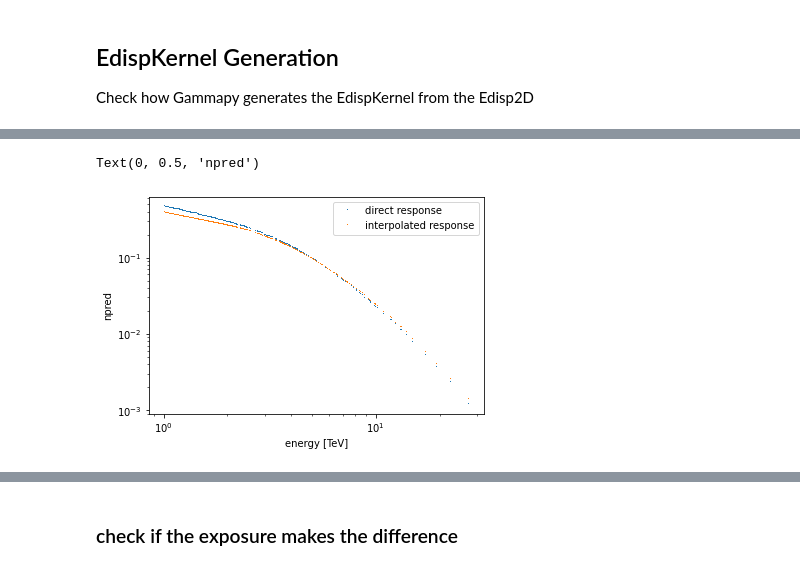
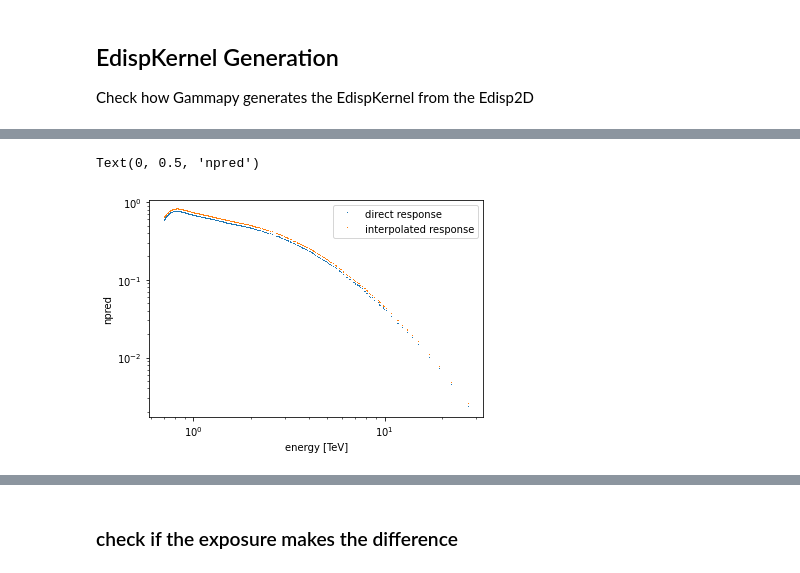
Before and after one commit to gammapy/gammapy-unbinned-analysis, a Jupyter notebook: Tims_UnbinnedDataset/example_edispkernel.ipynb, the cells around one changed output, grey strips where cells are left out. Drawn from its saved outputs; the diff is of its cells as text; code cells hidden in the pictures.

```diff
--- a/Tims_UnbinnedDataset/example_edispkernel.ipynb
+++ b/Tims_UnbinnedDataset/example_edispkernel.ipynb
@@ -237,8 +251,8 @@ def make_edisp_factors(edisp2d, events, energy_axis_true, pointing, model_pos):
     edisp = EnergyDispersion2D(axes=[energy_axis_true,edisp2d.axes['migra'],edisp2d.axes['offset']],
                                data=data, interp_kwargs = edisp2d.interp_kwargs)
     edisp.normalize() # not sure if we want to normalize here
-    edisp.data *= dmigra.value # multiply with dmigra to get P
-#     edisp.data /= energy_axis_true.center.value[:,None,None]
+#     edisp.data *= dmigra.value # multiply with dmigra to get P
+    edisp.data /= energy_axis_true.center.value[:,None,None]
     values = edisp.evaluate(offset=offset,energy_true=energy_axis_true.center, migra=event_migra, method='linear')
     # cut by migra axis edges since we don't want extrapolation
     m_min, m_max = edisp2d.axes['migra'].edges[[0,-1]]
@@ -264,7 +278,7 @@ model_gauss.spectral_model.amplitude.value /= 10. # 10 times weaker signal than
 dataset.models=[model_gauss]
 # %%
 edisp2d= obs1.edisp
-events = obs1.events.select_energy([1,50]*u.TeV)
+events = obs1.events.select_energy([0.7,50]*u.TeV)
 events = events.select_offset([0.5,1]*u.deg)
 offsets = events.radec.separation(obs_pos)[:,None]
 offset = obs_pos.separation(model_gauss.position)
@@ -278,7 +292,7 @@ edisp_factors.shape
 # compare to the gammay EdispKernel (transposed)
 ek = edisp2d.to_edisp_kernel(offset=offset, energy_true=energy_axis_true.edges, energy=energy_axis.edges)
 # %%
-test=make_edisp_factors(obs1.edisp,events, energy_axis_true, obs1.pointing_radec, model_gauss.position)
+D=make_edisp_factors(obs1.edisp,events, energy_axis_true, obs1.pointing_radec, model_gauss.position)
 exp_fac = make_exposure_factors(obs1.aeff, obs_pos,
                                 model_gauss.position,
                                 obs1.fixed_pointing_info.duration, energy_axis_true)
@@ -327,3 +344,3 @@ response_ds = ds_spec.interp_by_coord(coords= events.map_coord(ds_spec.geom))
 # %%
 npred=model_gauss.integrate_geom(dataset.exposure.geom).get_spectrum()
-response = (npred.data.flatten()*test*exp_fac.to_value(1/npred.unit)).sum(axis=1)
+response = (npred.data.flatten()*D*exp_fac.to_value(1/npred.unit)).sum(axis=1)
@@ -330,11 +352,11 @@ response = (npred.data.flatten()*test*exp_fac.to_value(1/npred.unit)).sum(axis=1
 # %%
-plt.loglog(events.energy, response, ls="None", marker=',', label='direct response')
-plt.loglog(events.energy, response_ds/5, ls="None", marker=',', label='interpolated response')
-# Also here the factor of 5 comes from different Ereco bin sizes which is expected and
-# not a problem since the likelihoods will not be sensitive to constants
+# compare using the event energy and number of bins
+plt.loglog(events.energy, response*events.energy/energy_axis_true.nbin_per_decade*2 , ls="None", marker=',', label='direct response')
+plt.loglog(events.energy, response_ds, ls="None", marker=',', label='interpolated response')
+# The additional factor is not a problem since the likelihoods will not be sensitive to constants
 plt.legend()
 plt.xlabel("energy [TeV]")
 plt.ylabel("npred")
 # %% [output]
 Text(0, 0.5, 'npred')
-[figure, old version]
+[figure, new version]
```
Also changed, not shown: parts of 36 cells of this notebook.
